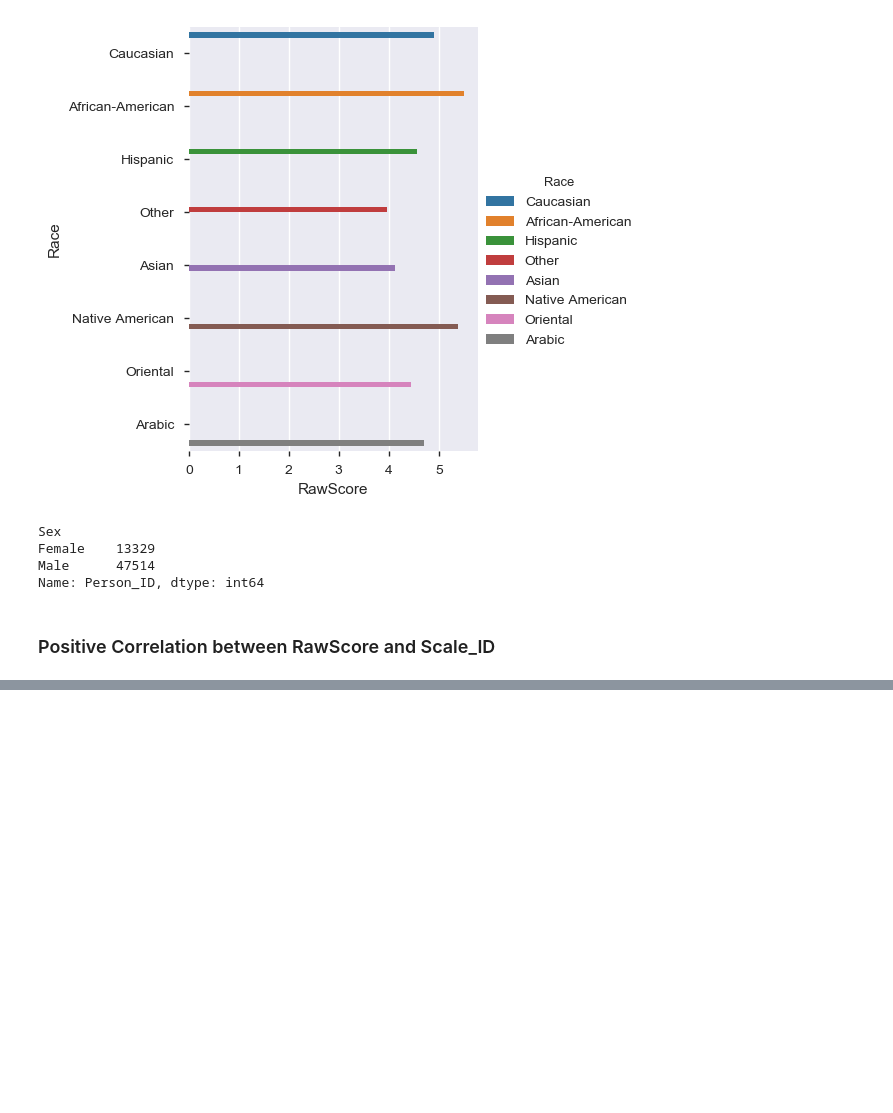
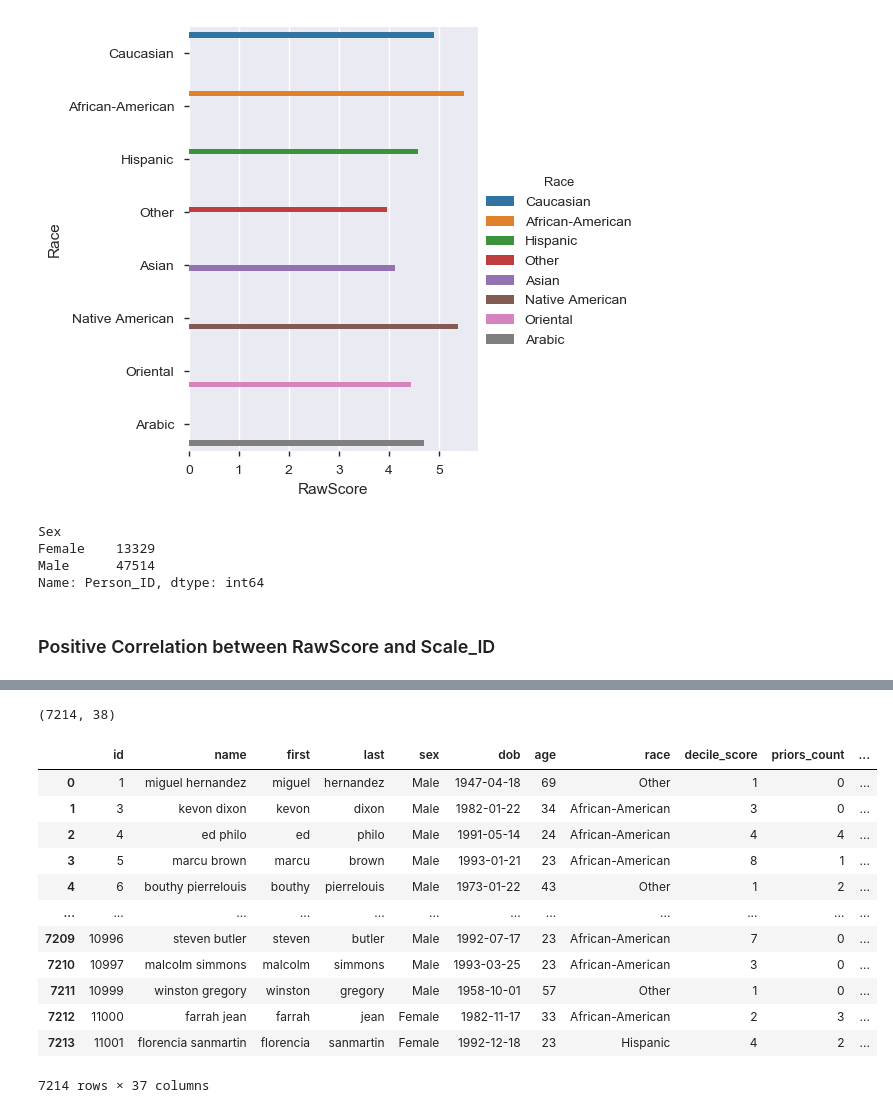
Before and after one commit to ethanwong7/Analysis-on-COMPAS-data, a Jupyter notebook: iXDSProject.ipynb, the cells around one changed output, grey strips where cells are left out. Drawn from its saved outputs; the diff is of its cells as text; code cells hidden in the pictures; blank space fills up the shorter version.

Commit message:
Added Two years after dataset

```diff
--- a/iXDSProject.ipynb
+++ b/iXDSProject.ipynb
@@ -288,0 +289,4 @@ sns.lmplot(x='RawScore',y='Scale_ID',data=df, hue="Race", ci=False)
+# %%
+recid = pd.read_csv("compas-scores-two-years.csv")
+# %%
+pd.set_option('max_columns', 53)
@@ -288,0 +322,27 @@ sns.lmplot(x='RawScore',y='Scale_ID',data=df, hue="Race", ci=False)
+# %%
+drop_columns = ['compas_screening_date', 'juv_fel_count',
+                'juv_misd_count','c_case_number','vr_charge_degree',
+                'vr_offense_date','vr_charge_desc','c_arrest_date',
+                'r_case_number', 'vr_case_number','start','age_cat',
+                'juv_other_count','days_b_screening_arrest','c_days_from_compas']
+recid = recid.drop(drop_columns,axis=1)
+# %%
+recid.shape
+# %% [output]
+(7214, 38)
+# %%
+recid.drop(['violent_recid'],axis=1)
+# %% [output]
+|  | id | name | first | last | sex | dob | age | race | decile_score | priors_count | ... |
+| 0 | 1 | miguel hernandez | miguel | hernandez | Male | 1947-04-18 | 69 | Other | 1 | 0 | ... |
+| 1 | 3 | kevon dixon | kevon | dixon | Male | 1982-01-22 | 34 | African-American | 3 | 0 | ... |
+| 2 | 4 | ed philo | ed | philo | Male | 1991-05-14 | 24 | African-American | 4 | 4 | ... |
+| 3 | 5 | marcu brown | marcu | brown | Male | 1993-01-21 | 23 | African-American | 8 | 1 | ... |
+| 4 | 6 | bouthy pierrelouis | bouthy | pierrelouis | Male | 1973-01-22 | 43 | Other | 1 | 2 | ... |
+| ... | ... | ... | ... | ... | ... | ... | ... | ... | ... | ... | ... |
+| 7209 | 10996 | steven butler | steven | butler | Male | 1992-07-17 | 23 | African-American | 7 | 0 | ... |
+| 7210 | 10997 | malcolm simmons | malcolm | simmons | Male | 1993-03-25 | 23 | African-American | 3 | 0 | ... |
+| 7211 | 10999 | winston gregory | winston | gregory | Male | 1958-10-01 | 57 | Other | 1 | 0 | ... |
+| 7212 | 11000 | farrah jean | farrah | jean | Female | 1982-11-17 | 33 | African-American | 2 | 3 | ... |
+| 7213 | 11001 | florencia sanmartin | florencia | sanmartin | Female | 1992-12-18 | 23 | Hispanic | 4 | 2 | ... |
+7214 rows × 37 columns
```
Also changed, not shown: parts of 15 cells of this notebook, 1 other file.
